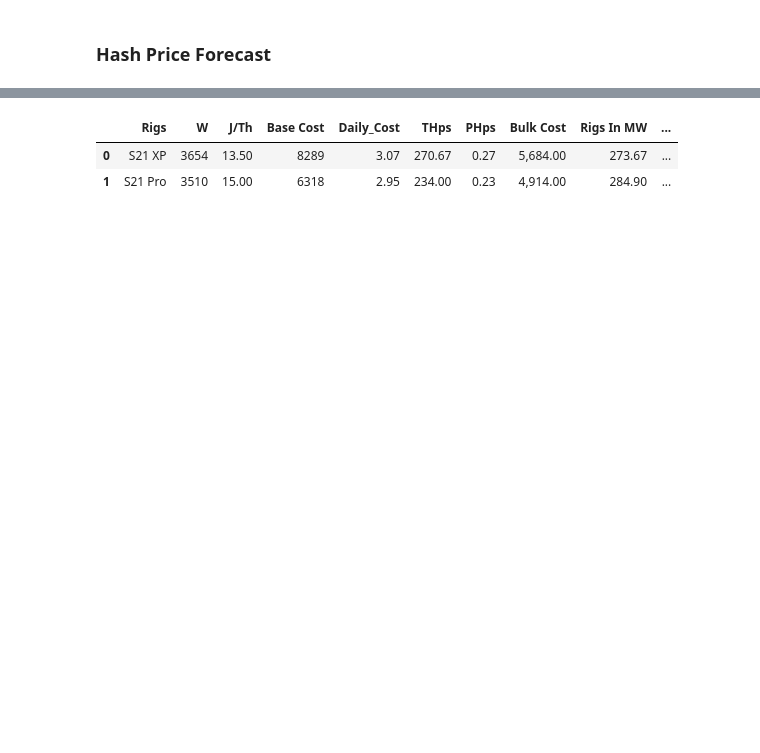
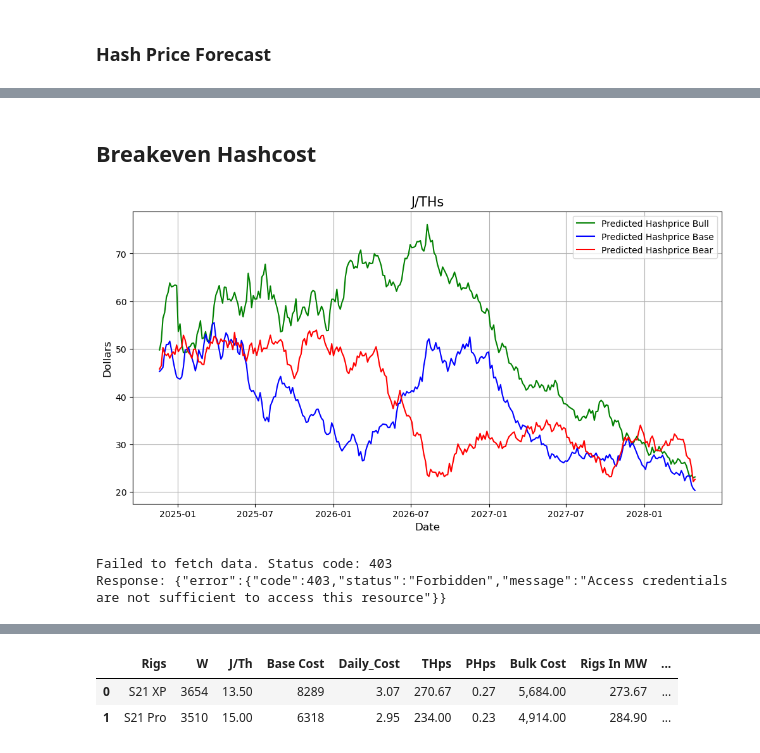
Before and after one commit to brock-fassnacht/BTC_HR_Proj_ROI, a Jupyter notebook: Global_Hashrate_graphs.ipynb, the cells around one changed output, grey strips where cells are left out. Cells and saved outputs as stored; diff of their text form; code cells hidden in the pictures; blank space fills up the shorter version.

```diff
--- a/Global_Hashrate_graphs.ipynb
+++ b/Global_Hashrate_graphs.ipynb
@@ -519,3 +528,52 @@ See the caveats in the documentation: https://pandas.pydata.org/pandas-docs/stab
+# %% [markdown]
+## Breakeven Hashcost
+# %%
+avg_powerc = .05
+hashcost_to_jth = (avg_powerc*24*60*60*1000)/3600000
+
+# Time series plot: Actual vs Predicted Global Hashrate
+plt.figure(figsize=(12, 6))
+#plt.plot(final_df2['date'], final_df2["Hash_Price"], color='black', label='Actual Global Hashprice')  # Actual values
+plt.plot(hp_forecast['date'], hp_forecast["Hash_Price_Bull"] / hashcost_to_jth, color='green', label='Predicted Hashprice Bull')  # Capped predicted values
+plt.plot(hp_forecast['date'], hp_forecast["Hash_Price_Base"] / hashcost_to_jth, color='blue', label='Predicted Hashprice Base')  # Capped predicted values
+plt.plot(hp_forecast['date'], hp_forecast["Hash_Price_Bear"] / hashcost_to_jth, color='red', label='Predicted Hashprice Bear')  # Capped predicted values
+
+# Formatting the plot
+plt.xlabel('Date', fontsize=12)
+plt.ylabel('Dollars', fontsize=12)
+plt.title('J/THs', fontsize=15)
+plt.legend()
+plt.grid(True)
+
+#plt.gca().yaxis.set_major_formatter(FuncFormatter(thousands_formatter))
+
+# Show the plot
+plt.show()
+# %% [output]
+[figure, added]
+# %%
+import requests
+
+# Define the API URL
+url = "https://api.hashrateindex.com/v1/hashrateindex/energy/consumption-index"
+
+try:
+    # Make the GET request
+    response = requests.get(url)
+
+    # Check if the request was successful
+    if response.status_code == 200:
+        # Parse the JSON response
+        data = response.json()
+        print("API Data:", data)
+    else:
+        print(f"Failed to fetch data. Status code: {response.status_code}")
+        print("Response:", response.text)
+except Exception as e:
+    print(f"An error occurred: {e}")
+# %% [output]
+Failed to fetch data. Status code: 403
+Response: {"error":{"code":403,"status":"Forbidden","message":"Access credentials are not sufficient to access this resource"}}
 # %%
 print(y_pred_bull_capped[-1] / (y.iloc[-1] * 2.2))
 print(y_pred_capped[-1] / (y.iloc[-1] * 2))
```
Also changed, not shown: parts of 17 cells of this notebook, 6 other files.
